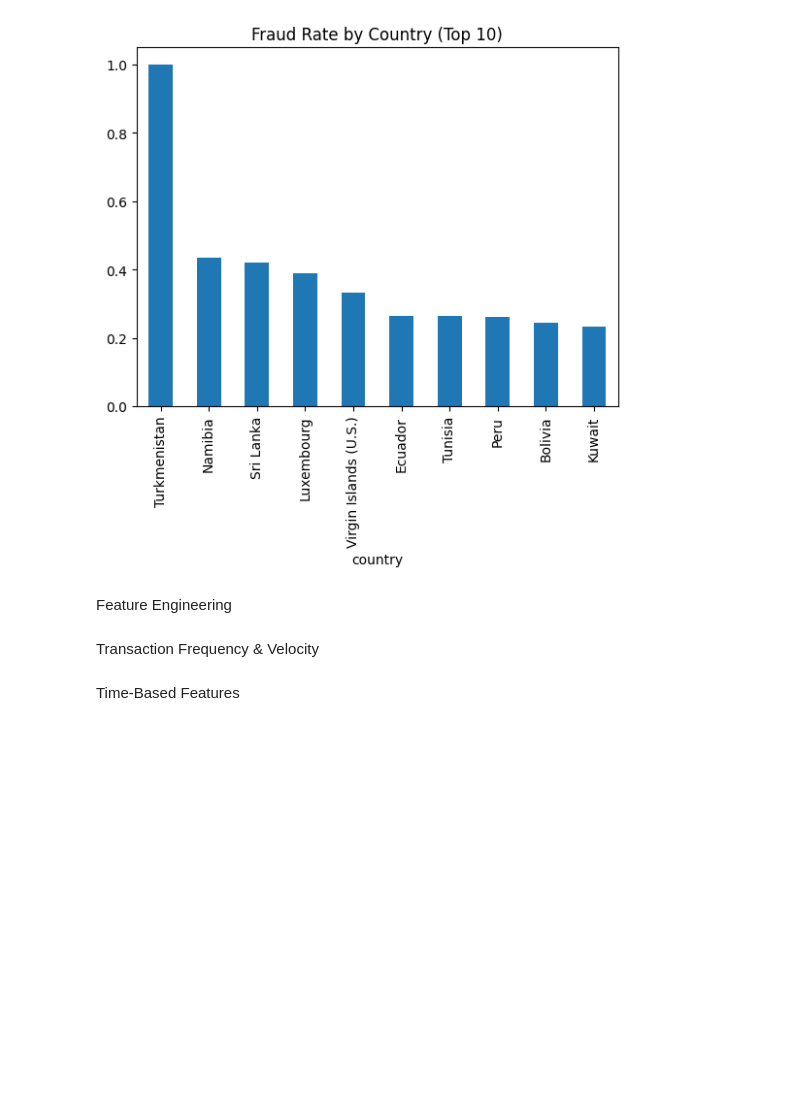
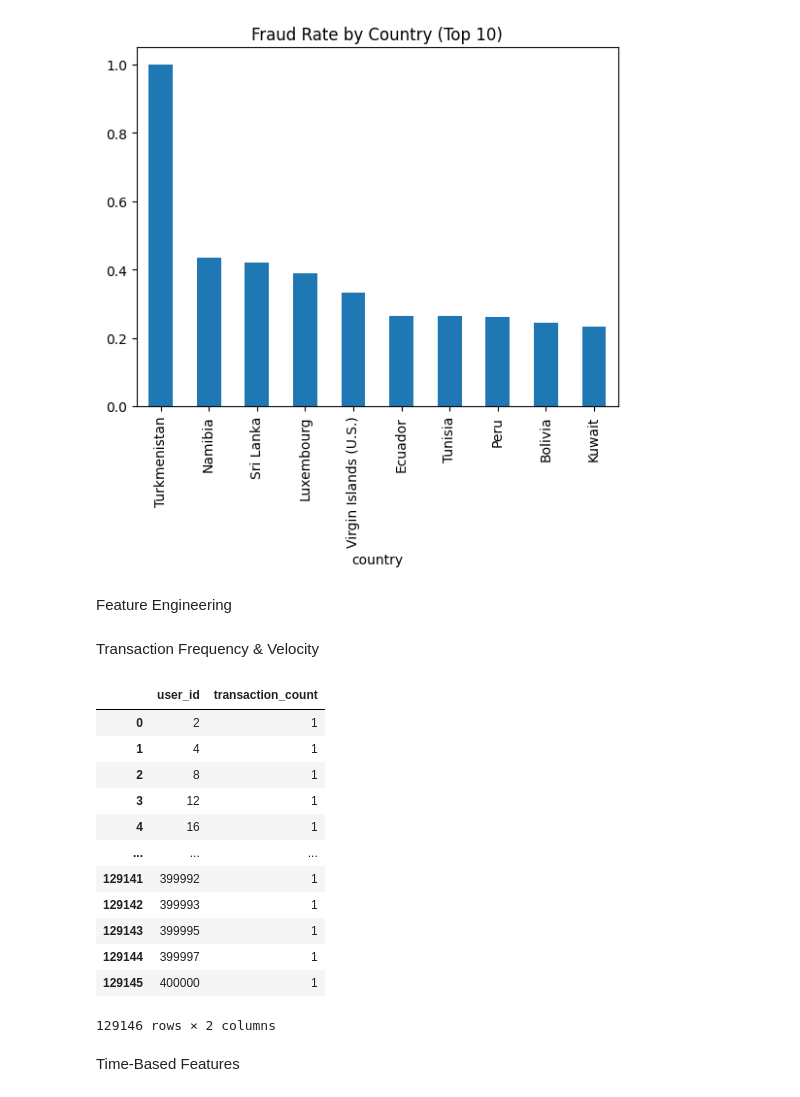
Before and after one commit to SamrawitMM/fraud-detection, a Jupyter notebook: notebooks/EDA_and_Preprocessing.ipynb, the cells around one changed output. Saved outputs shown, nothing was run; the diff lists cells and outputs as text; code cells hidden in the pictures; blank space fills up the shorter version.

```diff
--- a/notebooks/EDA_and_Preprocessing.ipynb
+++ b/notebooks/EDA_and_Preprocessing.ipynb
@@ -251,6 +251,22 @@ Feature Engineering
 Transaction Frequency & Velocity
 # %%
 transaction_counts = merged_df.groupby('user_id')['purchase_time'].count().reset_index(name='transaction_count')
+# %%
+transaction_counts
+# %% [output]
+|  | user_id | transaction_count |
+| 0 | 2 | 1 |
+| 1 | 4 | 1 |
+| 2 | 8 | 1 |
+| 3 | 12 | 1 |
+| 4 | 16 | 1 |
+| ... | ... | ... |
+| 129141 | 399992 | 1 |
+| 129142 | 399993 | 1 |
+| 129143 | 399995 | 1 |
+| 129144 | 399997 | 1 |
+| 129145 | 400000 | 1 |
+129146 rows × 2 columns
 # %%
 merged_df = merged_df.merge(transaction_counts, on='user_id', how='left')
 # %% [markdown]
```
Also changed, not shown: parts of 12 cells of this notebook.
